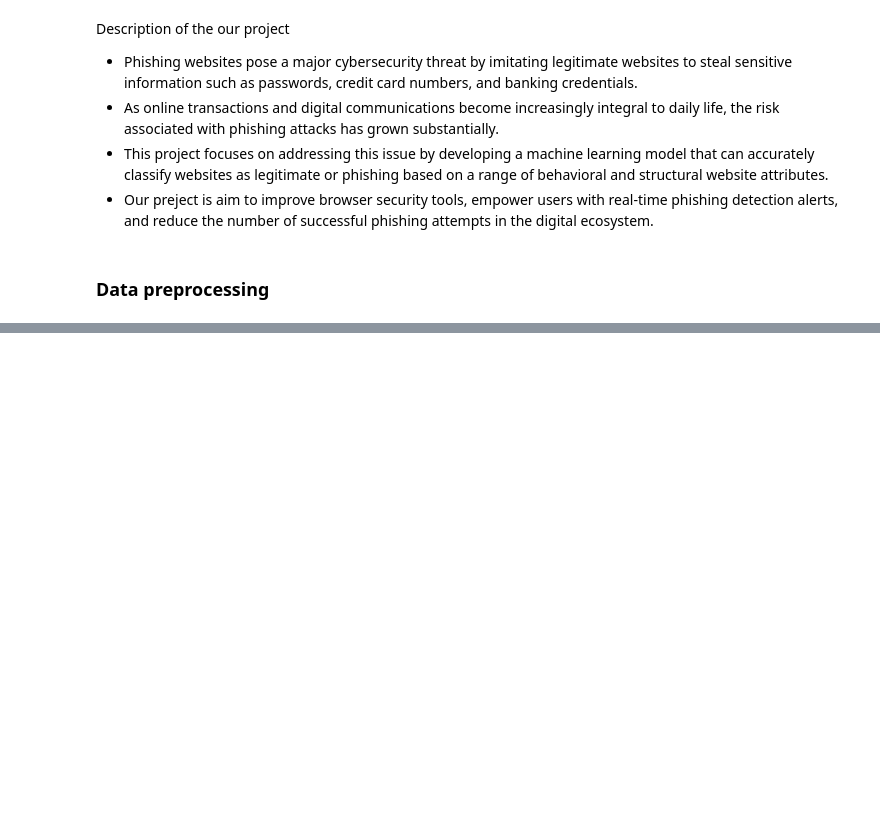
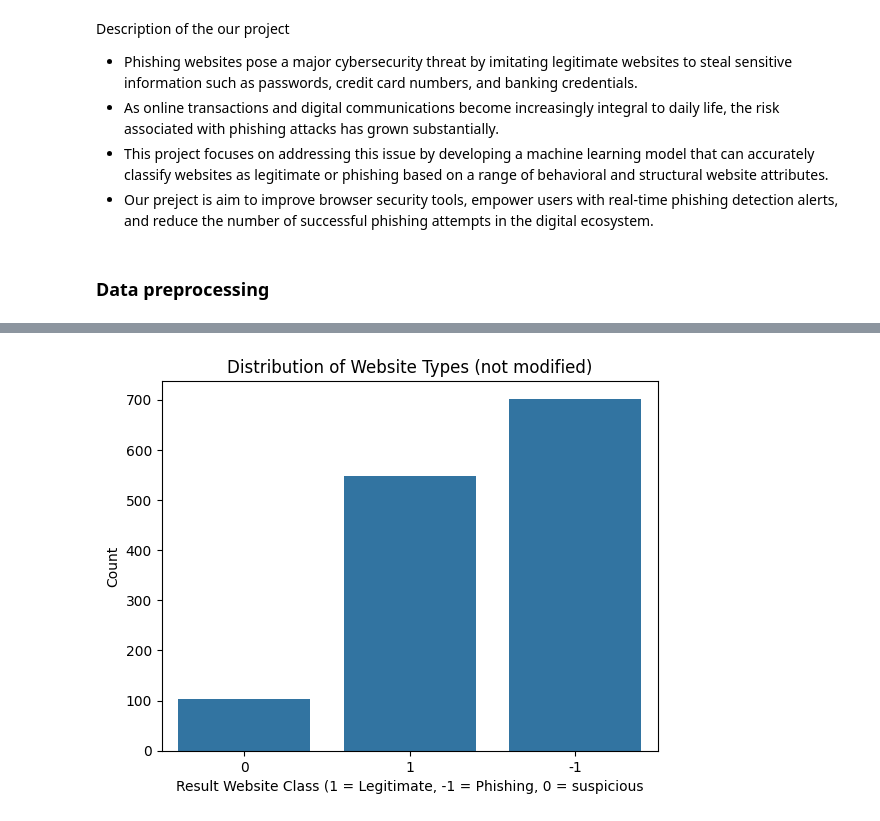
Before and after one commit to Fulankeee/MIE1628-Project-5, a Jupyter notebook: MIE1628_A5.ipynb, the cells around one changed output, grey strips where cells are left out. Drawn from its saved outputs; the diff is of its cells as text; code cells hidden in the pictures; blank space fills up the shorter version.

```diff
--- a/MIE1628_A5.ipynb
+++ b/MIE1628_A5.ipynb
@@ -25,12 +27,11 @@ from sklearn.metrics import classification_report, confusion_matrix, roc_auc_sco
 # %%
-# Load ARFF file
-with open('phishing.arff', 'r') as f:
+# Data Loading
+with open(r"C:\Frank\UoT 2024-2025\MIE1628\A5\website+phishing\PhishingData.arff", 'r') as f:
     data = arff.load(f)
 
 # Convert to DataFrame
 df = pd.DataFrame(data['data'], columns=[attr[0] for attr in data['attributes']])
 
-# Quick look at the data
 print(df.head())
 print(df.info())
 # %% [output]
@@ -37,0 +75,7 @@ FileNotFoundError: [Errno 2] No such file or directory: 'phishing.arff'
+# %%
+# Merge suspicious (0) into legitimate (1)
+df['Result_new'] = df['Result'].replace({"0": 0, "1": 0, "-1": 1})
+
+# Confirm new class distribution
+print(df['Result_new'].value_counts())
+print(df['Result_new'].value_counts(normalize=True) * 100)
@@ -37,0 +91,9 @@ FileNotFoundError: [Errno 2] No such file or directory: 'phishing.arff'
+# %%
+# Shows the number of phishing vs. sus vs. legitimate websites in your dataset.
+sns.countplot(x='Result', data=df)
+plt.title("Distribution of Website Types (not modified)")
+plt.xlabel("Result Website Class (1 = Legitimate, -1 = Phishing, 0 = suspicious")
+plt.ylabel("Count")
+plt.show()
+# %% [output]
+[figure, added]
```
Also changed, not shown: parts of 18 cells of this notebook.
